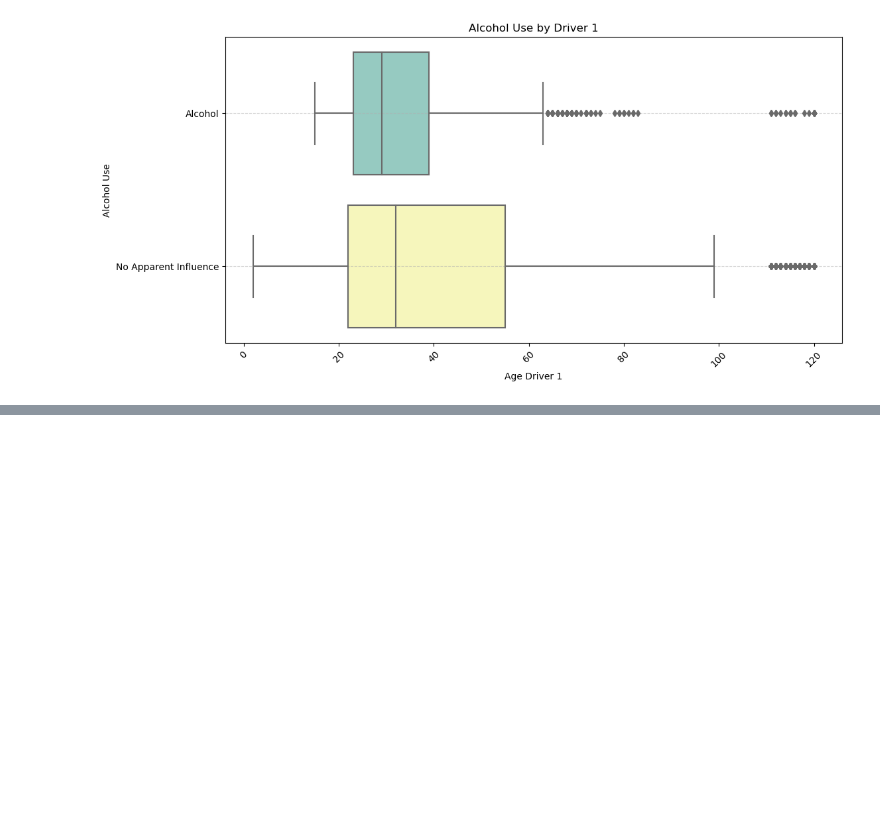
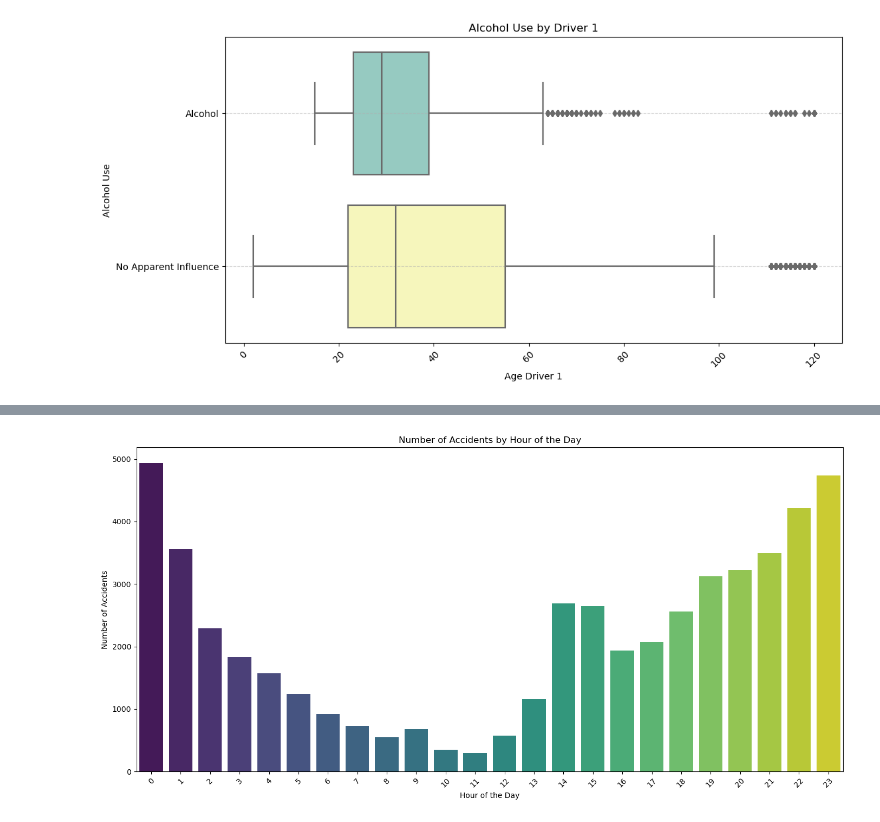
Before and after one commit to oribachar13579/oriandyuval, a Jupyter notebook: project.ipynb, the cells around one changed output, grey strips where cells are left out. Cells and saved outputs as stored; diff of their text form; code cells hidden in the pictures; blank space fills up the shorter version.

```diff
--- a/project.ipynb
+++ b/project.ipynb
@@ -247,0 +254,20 @@ plt.show()
+# %%
+# הנחה שעמודת DateTime היא מסוג תאריך ושעה
+strike_df['Hour'] = pd.to_datetime(strike_df['DateTime']).dt.hour
+
+# ספירת מספר התאונות בכל שעה
+accidents_by_hour = strike_df['Hour'].value_counts().reset_index()
+accidents_by_hour.columns = ['Hour', 'Number of Accidents']
+accidents_by_hour = accidents_by_hour.sort_values(by='Hour')
+
+# יצירת גרף עמודות
+plt.figure(figsize=(14, 7))
+sns.barplot(x='Hour', y='Number of Accidents', data=accidents_by_hour, palette='viridis')
+plt.xlabel('Hour of the Day')
+plt.ylabel('Number of Accidents')
+plt.title('Number of Accidents by Hour of the Day')
+plt.xticks(rotation=45)
+plt.tight_layout()
+plt.show()
+# %% [output]
+[figure, added]
```
Also changed, not shown: parts of 17 cells of this notebook.
